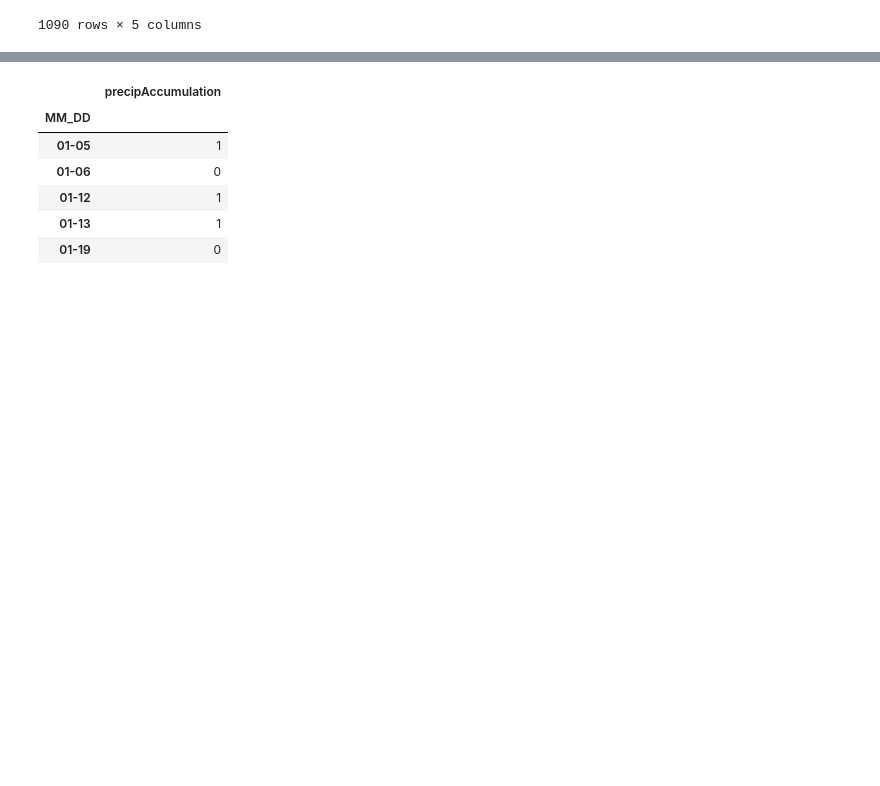
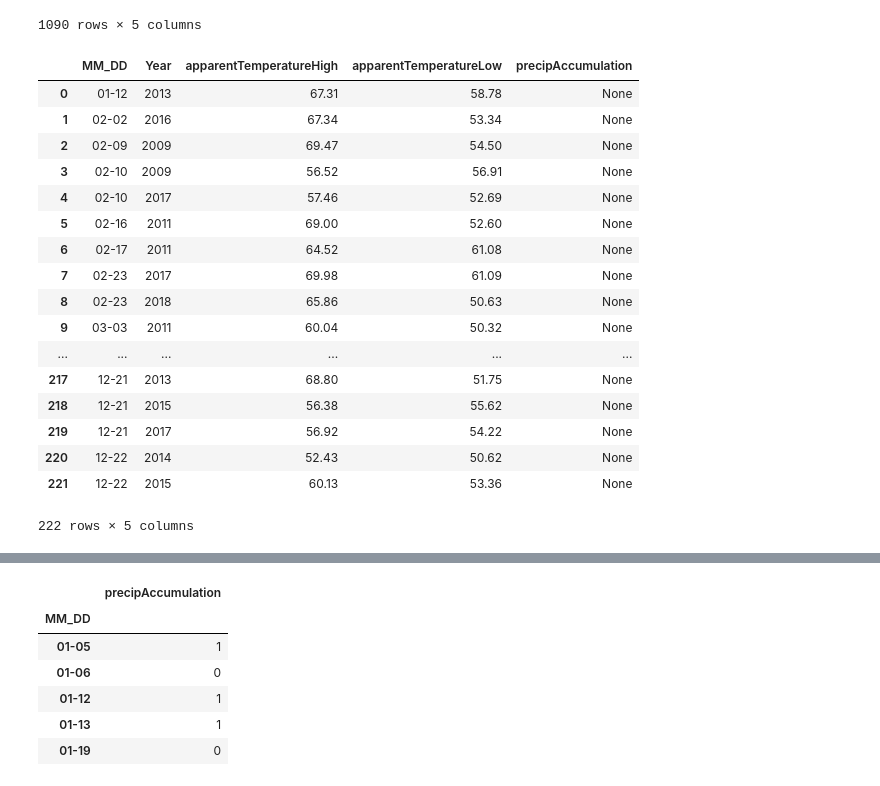
Before and after one commit to imidaho/Best-Party-Days, a Jupyter notebook: Best Party Days.ipynb, the cells around one changed output, grey strips where cells are left out. Cells and saved outputs as stored; diff of their text form; code cells hidden in the pictures; blank space fills up the shorter version.

```diff
--- a/Best Party Days.ipynb
+++ b/Best Party Days.ipynb
@@ -115,3 +115,26 @@ potential_days
 | 1088 | 12-29 | 2017 | 30.28 | 26.42 | NaN |
 | 1089 | 12-29 | 2018 | 37.75 | 32.45 | NaN |
 1090 rows × 5 columns
+# %%
+all_weather = sqlite3.connect("Weather_summary.db")
+potential_days = pd.read_sql_query("SELECT MM_DD, Year, apparentTemperatureHigh, apparentTemperatureLow, precipAccumulation FROM 'weather summary'WHERE apparentTemperatureHigh < 80 And apparentTemperatureLow > 50 ",all_weather)
+potential_days
+# %% [output]
+|  | MM_DD | Year | apparentTemperatureHigh | apparentTemperatureLow | precipAccumulation |
+| 0 | 01-12 | 2013 | 67.31 | 58.78 | None |
+| 1 | 02-02 | 2016 | 67.34 | 53.34 | None |
+| 2 | 02-09 | 2009 | 69.47 | 54.50 | None |
+| 3 | 02-10 | 2009 | 56.52 | 56.91 | None |
+| 4 | 02-10 | 2017 | 57.46 | 52.69 | None |
+| 5 | 02-16 | 2011 | 69.00 | 52.60 | None |
+| 6 | 02-17 | 2011 | 64.52 | 61.08 | None |
+| 7 | 02-23 | 2017 | 69.98 | 61.09 | None |
+| 8 | 02-23 | 2018 | 65.86 | 50.63 | None |
+| 9 | 03-03 | 2011 | 60.04 | 50.32 | None |
+| ... | ... | ... | ... | ... | ... |
+| 217 | 12-21 | 2013 | 68.80 | 51.75 | None |
+| 218 | 12-21 | 2015 | 56.38 | 55.62 | None |
+| 219 | 12-21 | 2017 | 56.92 | 54.22 | None |
+| 220 | 12-22 | 2014 | 52.43 | 50.62 | None |
+| 221 | 12-22 | 2015 | 60.13 | 53.36 | None |
+222 rows × 5 columns
```
Also changed, not shown: parts of 11 cells of this notebook.
